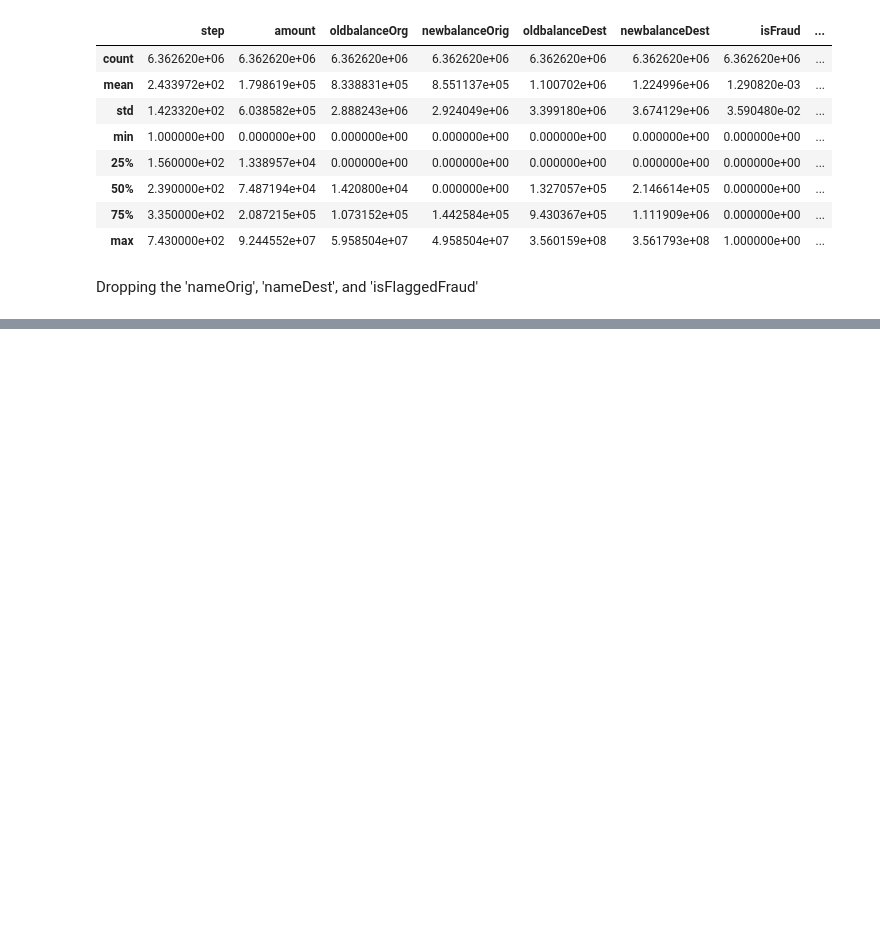
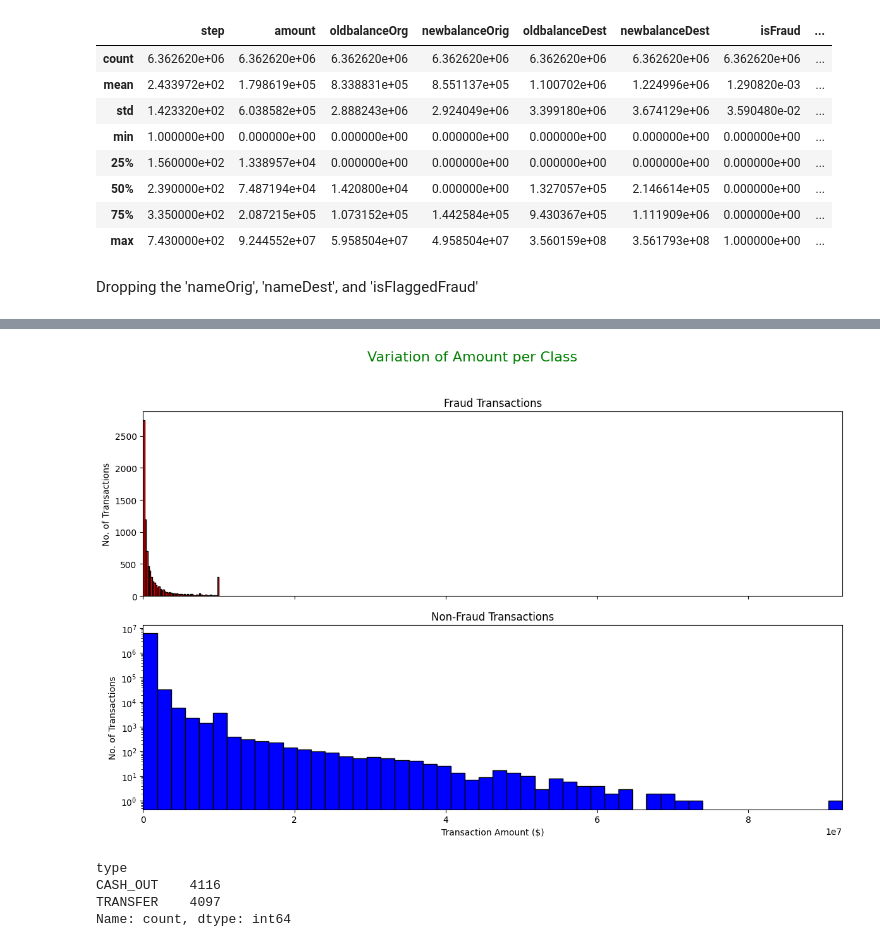
Before and after one commit to HuanKhoa/Card-Fraud-Detection, a Jupyter notebook: main.ipynb, the cells around one changed output, grey strips where cells are left out. Saved outputs shown, nothing was run; the diff lists cells and outputs as text; code cells hidden in the pictures; blank space fills up the shorter version.

```diff
--- a/main.ipynb
+++ b/main.ipynb
@@ -123,0 +187,3 @@ dataset_main.drop('nameOrig', 'nameDest', 'isFlaggedFraud', axis=1, inplace=True
+# %%
+legit = dataset_main[dataset_main['isFraud'] == 0]
+fraud = dataset_main[dataset_main['isFraud'] == 1]
@@ -123,0 +214,33 @@ dataset_main.drop('nameOrig', 'nameDest', 'isFlaggedFraud', axis=1, inplace=True
+# %%
+# Tạo subplots với 2 hàng và 1 cột, chia sẻ trục x
+fig, (ax0, ax1) = plt.subplots(nrows=2, ncols=1, sharex=True, figsize=(12, 8))
+fig.suptitle("Variation of Amount per Class", color='green', fontsize=16)
+bins = 50  # Số lượng bins để có độ phân giải cao hơn
+
+# Vẽ histogram cho các giao dịch gian lận
+ax0.hist(fraud['amount'], bins=bins, color='red', edgecolor='black')
+ax0.set_title('Fraud Transactions')
+ax0.set_ylabel('No. of Transactions')
+
+# Vẽ histogram cho các giao dịch không gian lận
+ax1.hist(legit['amount'], bins=bins, color='blue', edgecolor='black')
+ax1.set_title('Non-Fraud Transactions')
+ax1.set_ylabel('No. of Transactions')
+
+# Đặt giới hạn cho trục x
+plt.xlim(0, 9.244552e+07)
+plt.xlabel('Transaction Amount ($)')
+plt.yscale('log')  # Sử dụng thang đo log cho trục y để dễ dàng so sánh
+
+# Hiển thị biểu đồ
+plt.tight_layout(rect=[0, 0, 1, 0.95])  # Điều chỉnh bố cục để không chồng lên tiêu đề
+plt.show()
+# %% [output]
+[figure, added]
+# %%
+fraud['type'].value_counts()
+# %% [output]
+type
+CASH_OUT    4116
+TRANSFER    4097
+Name: count, dtype: int64
```
Also changed, not shown: parts of 31 cells of this notebook.
